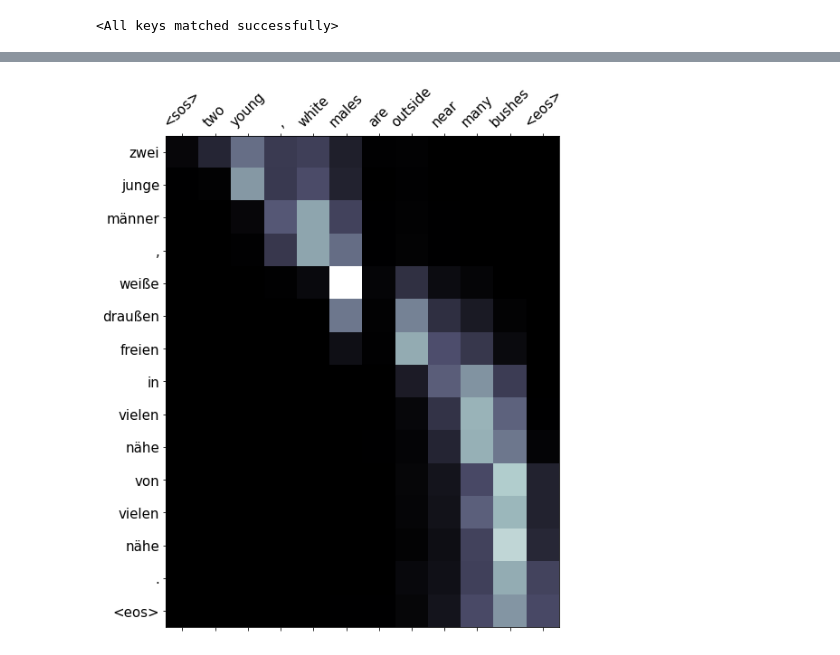
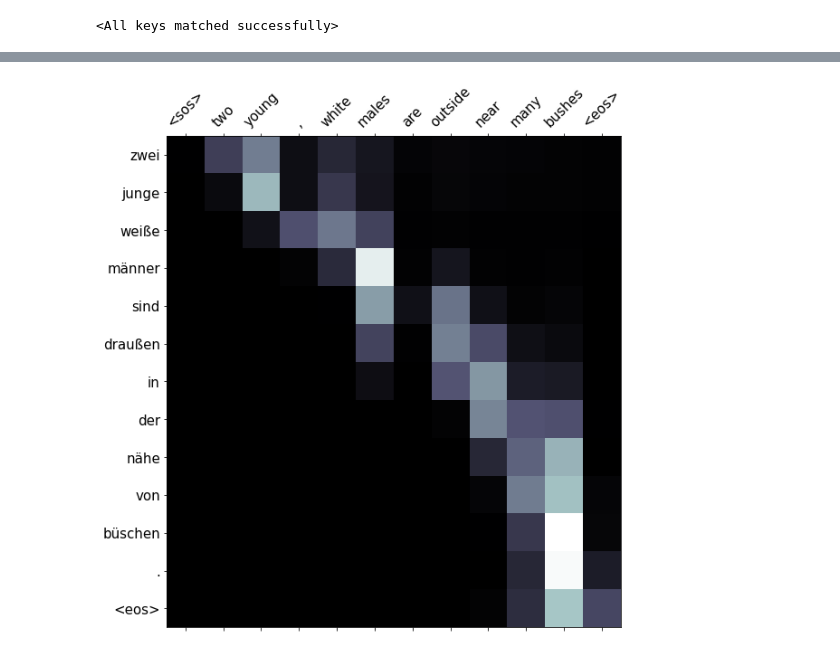
Before and after one commit to maqboolkhan/nmt, a Jupyter notebook: nmt-bilstm-attention.ipynb, the cells around one changed output, grey strips where cells are left out. Saved outputs shown, nothing was run; the diff lists cells and outputs as text; code cells hidden in the pictures.

Commit message:
Training with Masking done

```diff
--- a/nmt-bilstm-attention.ipynb
+++ b/nmt-bilstm-attention.ipynb
@@ -234,7 +234,7 @@ hyp_params["output_size"] = len(nmtds_train.trg_vocab)
 
 pad_idx = nmtds_train.trg_vocab["<pad>"]
 
-model = SeqtoSeq(hyp_params, target_vocab=nmtds_train.trg_vocab, pad_idx, device=device)
+model = SeqtoSeq(hyp_params, nmtds_train.trg_vocab, pad_idx, device=device)
 optimizer = optim.Adam(model.parameters())
 
 criterion = nn.CrossEntropyLoss(ignore_index=pad_idx).to(device)
@@ -293,8 +293,8 @@ hyp_params["input_size_decoder"] = len(nmtds_train.trg_vocab)
 hyp_params["output_size"] = len(nmtds_train.trg_vocab)
 
 
-model_l = SeqtoSeq(hyp_params, target_vocab=nmtds_train.trg_vocab, device=device)
-model_l.load_state_dict(torch.load('model-attention.pt', map_location=device)["model_state_dict"])
+model_l = SeqtoSeq(hyp_params, nmtds_train.trg_vocab, pad_idx, device=device)
+model_l.load_state_dict(torch.load('model-attention-mask.pt', map_location=device)["model_state_dict"])
 # %% [output]
 <All keys matched successfully>
 # %%
@@ -331,33 +331,33 @@ def translate(tokens, dataset, model, device):
 
     # Build encoder hidden, cell state
     with torch.no_grad():
         eouts, hidden, cell = model.Encoder(inp_tensor)
 
     outputs = [dataset.trg_vocab["<sos>"]]
-
+    mask = model.create_mask(inp_tensor)
     attentions = torch.zeros(50, 1, len(indices)).to(device)
 
     for i in range(50):
         previous_word = torch.LongTensor([outputs[-1]]).to(device)
 
         with torch.no_grad():
-            output, hidden, cell, attention = model.Decoder(previous_word, eouts, hidden, cell)
+            output, hidden, cell, attention = model.Decoder(previous_word, eouts, hidden, cell, mask)
             attentions[i] = attention
             best_guess = output.argmax(1).item()
 
         outputs.append(best_guess)
 
         # M odel predicts it's the end of the sentence
         if output.argmax(1).item() == dataset.trg_vocab['<eos>']:
             break
 
     trg_tokens = dataset.trg_vocab.lookup_tokens(outputs)
     return trg_tokens[1:], attentions[:len(trg_tokens)-1]
 
 src = 'Two young, White males are outside near many bushes'
 src_tokens = nmtds_train.tokenizers['en'](src.lower().strip())
 translation, attention = translate(src_tokens, nmtds_train, model_l, device)
 translation
 display_attention(src_tokens, translation, attention)
 # %% [output]
-[figure, old version]
+[figure, new version]
```
Also changed, not shown: parts of 3 cells of this notebook, 3 other files.
